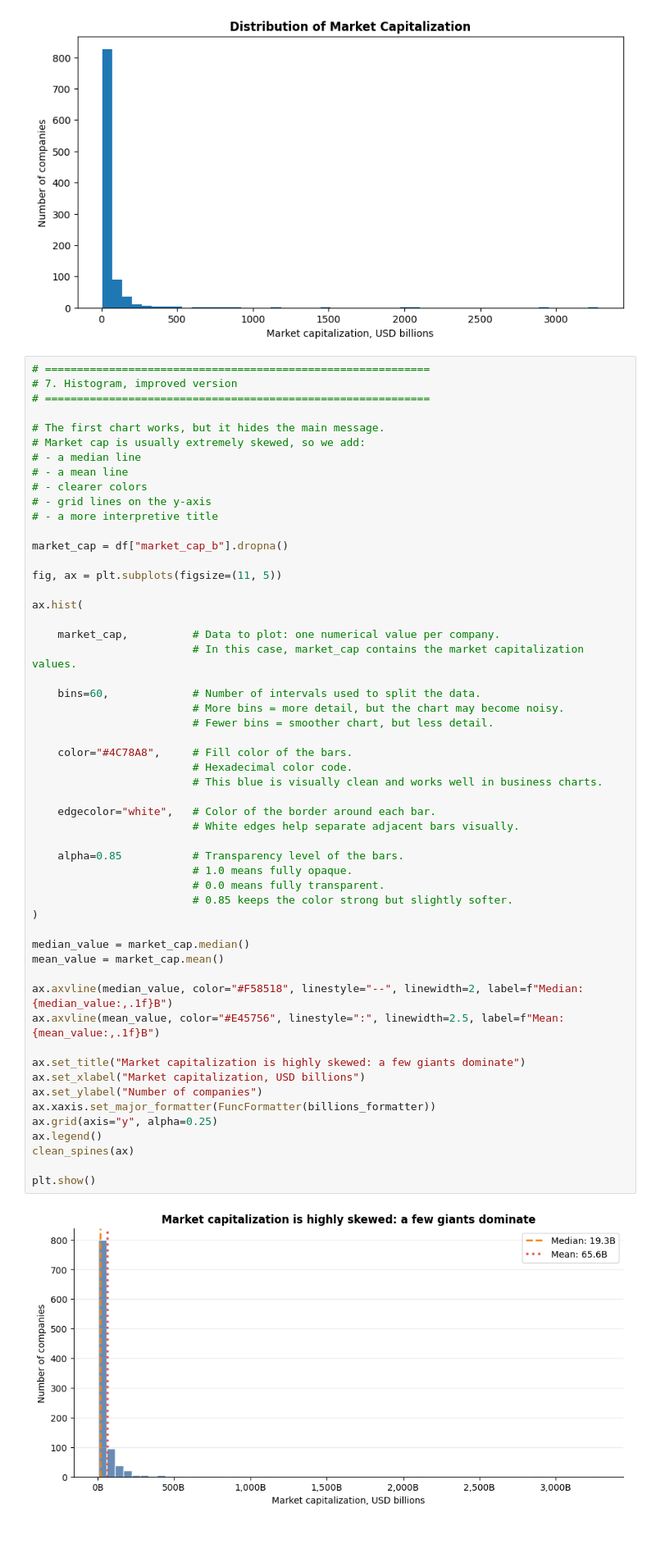
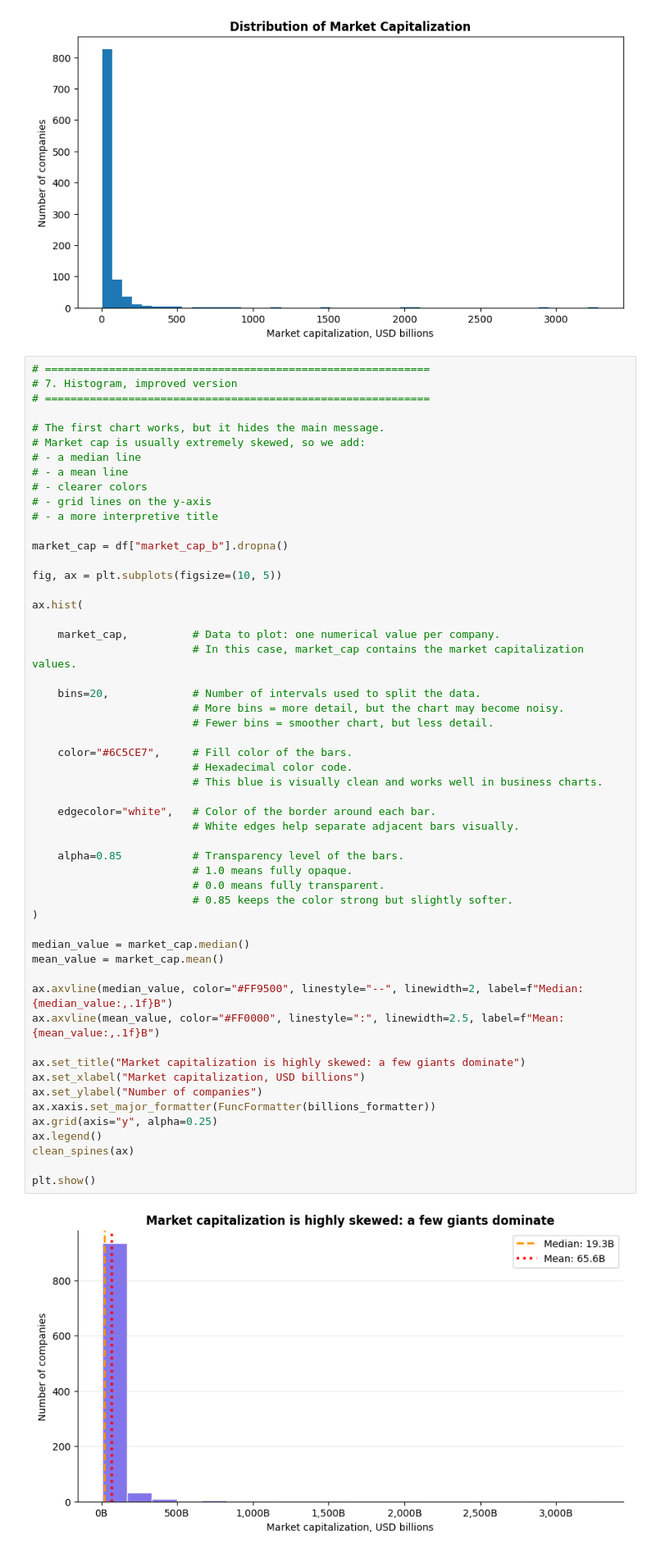
Before and after one commit to TheChris00/ChristianBDA2026, a Jupyter notebook: Financial_Investment_Storytelling.ipynb, the cells around one changed output. Shown at 82% size. Cells and saved outputs as stored; diff of their text form.

```diff
--- a/Financial_Investment_Storytelling.ipynb
+++ b/Financial_Investment_Storytelling.ipynb
@@ -243,47 +243,47 @@ plt.show()
 
 market_cap = df["market_cap_b"].dropna()
 
-fig, ax = plt.subplots(figsize=(11, 5))
+fig, ax = plt.subplots(figsize=(10, 5))
 
 ax.hist(
 
     market_cap,          # Data to plot: one numerical value per company.
                          # In this case, market_cap contains the market capitalization values.
 
-    bins=60,             # Number of intervals used to split the data.
+    bins=20,             # Number of intervals used to split the data.
                          # More bins = more detail, but the chart may become noisy.
                          # Fewer bins = smoother chart, but less detail.
 
-    color="#4C78A8",     # Fill color of the bars.
+    color="#6C5CE7",     # Fill color of the bars.
                          # Hexadecimal color code.
                          # This blue is visually clean and works well in business charts.
 
     edgecolor="white",   # Color of the border around each bar.
                          # White edges help separate adjacent bars visually.
 
     alpha=0.85           # Transparency level of the bars.
                          # 1.0 means fully opaque.
                          # 0.0 means fully transparent.
                          # 0.85 keeps the color strong but slightly softer.
 )
 
 median_value = market_cap.median()
 mean_value = market_cap.mean()
 
-ax.axvline(median_value, color="#F58518", linestyle="--", linewidth=2, label=f"Median: {median_value:,.1f}B")
-ax.axvline(mean_value, color="#E45756", linestyle=":", linewidth=2.5, label=f"Mean: {mean_value:,.1f}B")
+ax.axvline(median_value, color="#FF9500", linestyle="--", linewidth=2, label=f"Median: {median_value:,.1f}B")
+ax.axvline(mean_value, color="#FF0000", linestyle=":", linewidth=2.5, label=f"Mean: {mean_value:,.1f}B")
 
 ax.set_title("Market capitalization is highly skewed: a few giants dominate")
 ax.set_xlabel("Market capitalization, USD billions")
 ax.set_ylabel("Number of companies")
 ax.xaxis.set_major_formatter(FuncFormatter(billions_formatter))
 ax.grid(axis="y", alpha=0.25)
 ax.legend()
 clean_spines(ax)
 
 plt.show()
 # %% [output]
-[figure, old version]
+[figure, new version]
 # %% [markdown]
 ### Interpretation
 
```
Also changed, not shown: parts of 2 cells of this notebook.
